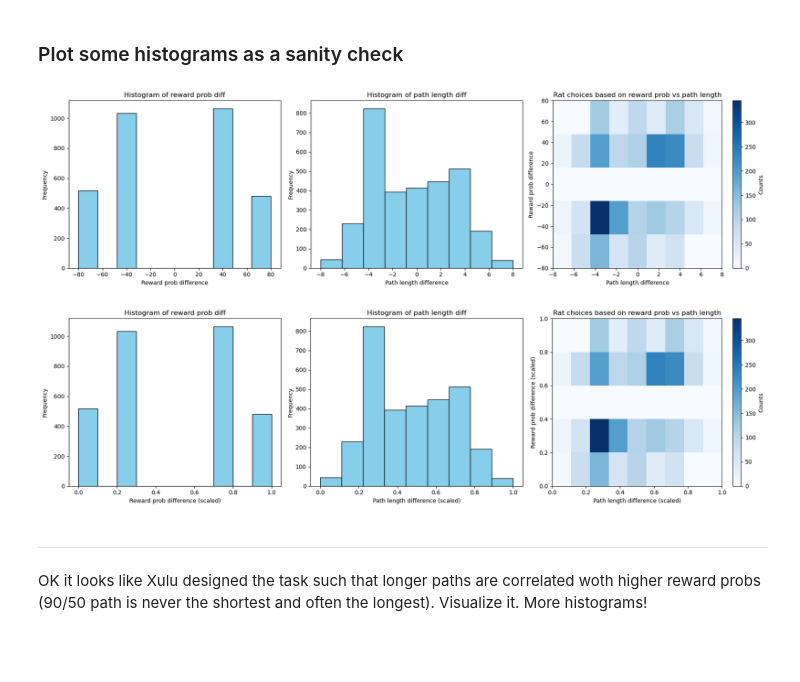
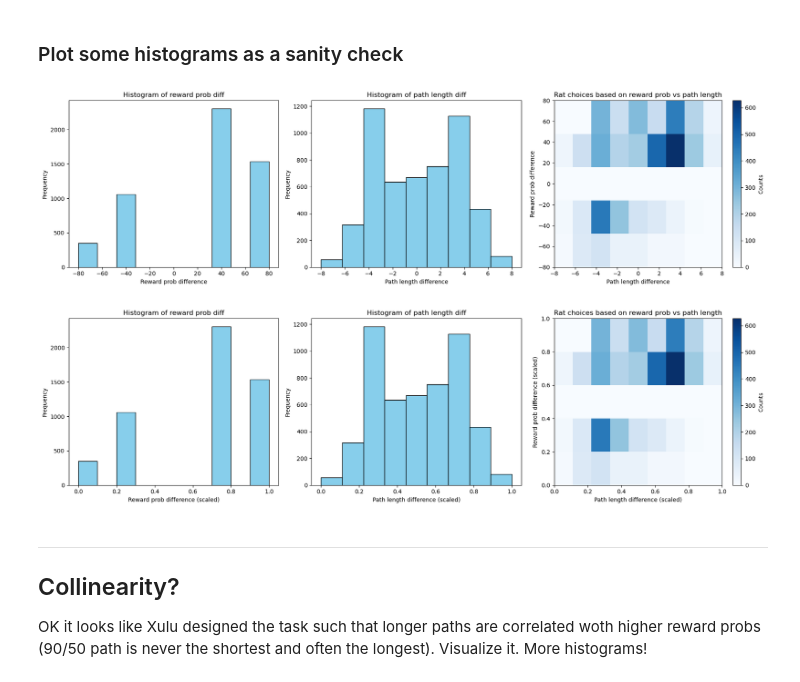
Before and after one commit to calderast/Hex-maze-spyglass, a Jupyter notebook: Choice_Analysis_Single_Animal.ipynb, the cells around one changed output. Cells and saved outputs as stored; diff of their text form; code cells hidden in the pictures; blank space fills up the shorter version.

```diff
--- a/Choice_Analysis_Single_Animal.ipynb
+++ b/Choice_Analysis_Single_Animal.ipynb
@@ -227,7 +228,7 @@ import pandas as pd
 import matplotlib.pyplot as plt
 
 # Filter if we want (do the same filtering as you did for the regression)
-small_df = regression_df[regression_df['block_trial_num'] <30]#[regression_df["epoch_id"]== "Toby_20250318_epoch3"]
+small_df = regression_df[regression_df['block_trial_num'] > 20]#[regression_df["epoch_id"]== "Toby_20250318_epoch3"]
 
 fig, axes = plt.subplots(1, 3, figsize=(18, 5))
 
@@ -251,38 +252,40 @@ axes[2].set_ylabel('Reward prob difference')
 axes[2].set_title('Rat choices based on reward prob vs path length')
 
 plt.tight_layout()
 plt.show()
 
 # Again, but scaled to prove our scaling works!!
 fig, axes = plt.subplots(1, 3, figsize=(18, 5))
 
 # Histogram of reward prob diff
 axes[0].hist(small_df['reward_prob_diff_scaled'], color='skyblue', edgecolor='black')
 axes[0].set_xlabel('Reward prob difference (scaled)')
 axes[0].set_ylabel('Frequency')
 axes[0].set_title('Histogram of reward prob diff')
 
 # Histogram of path length diff
 axes[1].hist(small_df['path_length_diff_scaled'], bins=9, color='skyblue', edgecolor='black')
 axes[1].set_xlabel('Path length difference (scaled)')
 axes[1].set_ylabel('Frequency')
 axes[1].set_title('Histogram of path length diff')
 
 # Histogram of both
 h = axes[2].hist2d(small_df['path_length_diff_scaled'], small_df['reward_prob_diff_scaled'], bins=[9, 5], cmap='Blues')
 fig.colorbar(h[3], ax=axes[2], label='Counts')
 axes[2].set_xlabel('Path length difference (scaled)')
 axes[2].set_ylabel('Reward prob difference (scaled)')
 axes[2].set_title('Rat choices based on reward prob vs path length')
 
 plt.tight_layout()
 plt.show()
 # %% [output]
-[figure, old version]
+[figure, new version]
-[figure, old version]
+[figure, new version]
 # %% [markdown]
 --------------------
 
+## Collinearity?
+
 OK it looks like Xulu designed the task such that longer paths are correlated woth higher reward probs (90/50 path is never the shortest and often the longest). Visualize it. More histograms!
 # %%
 from hexmaze import get_reward_path_lengths
```
Also changed, not shown: parts of 5 cells of this notebook.
